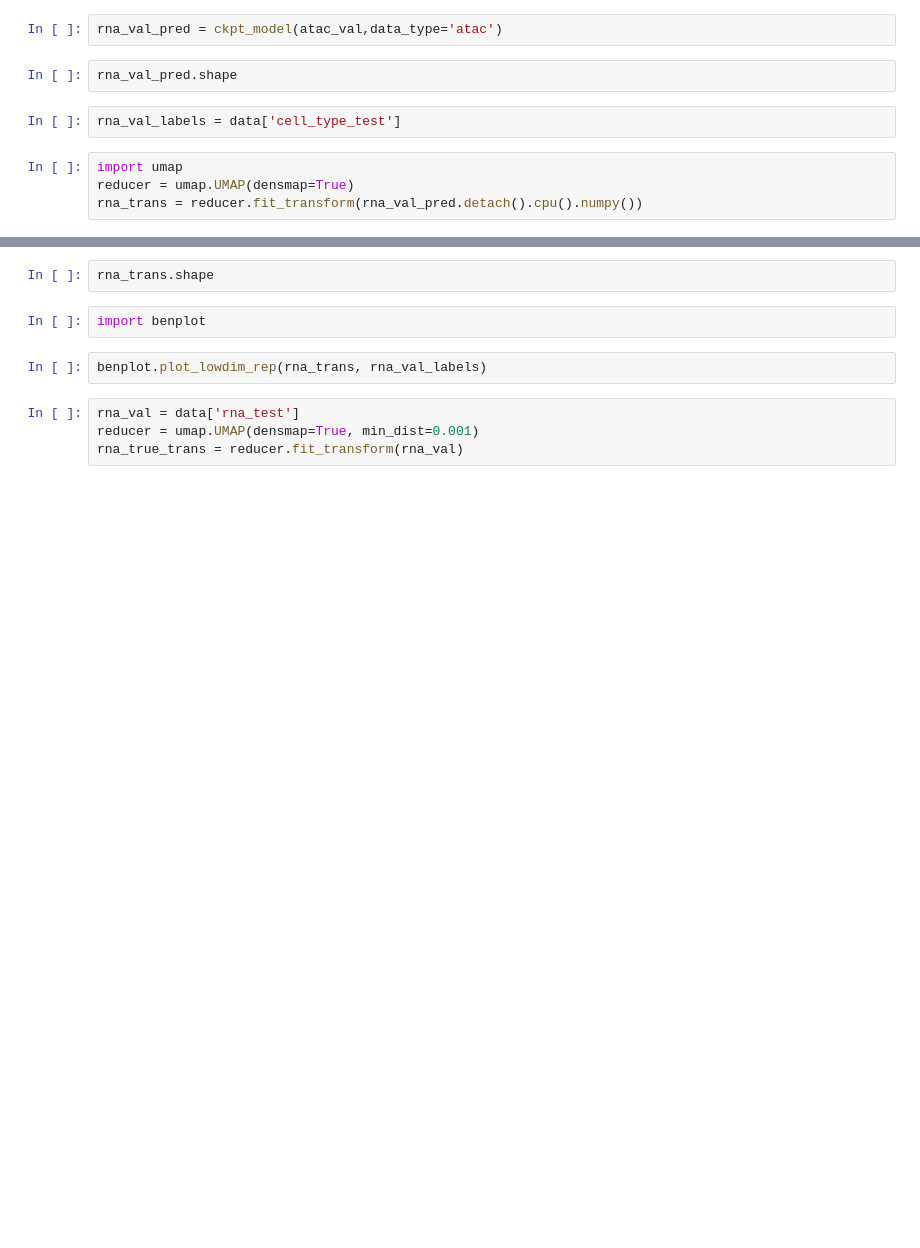
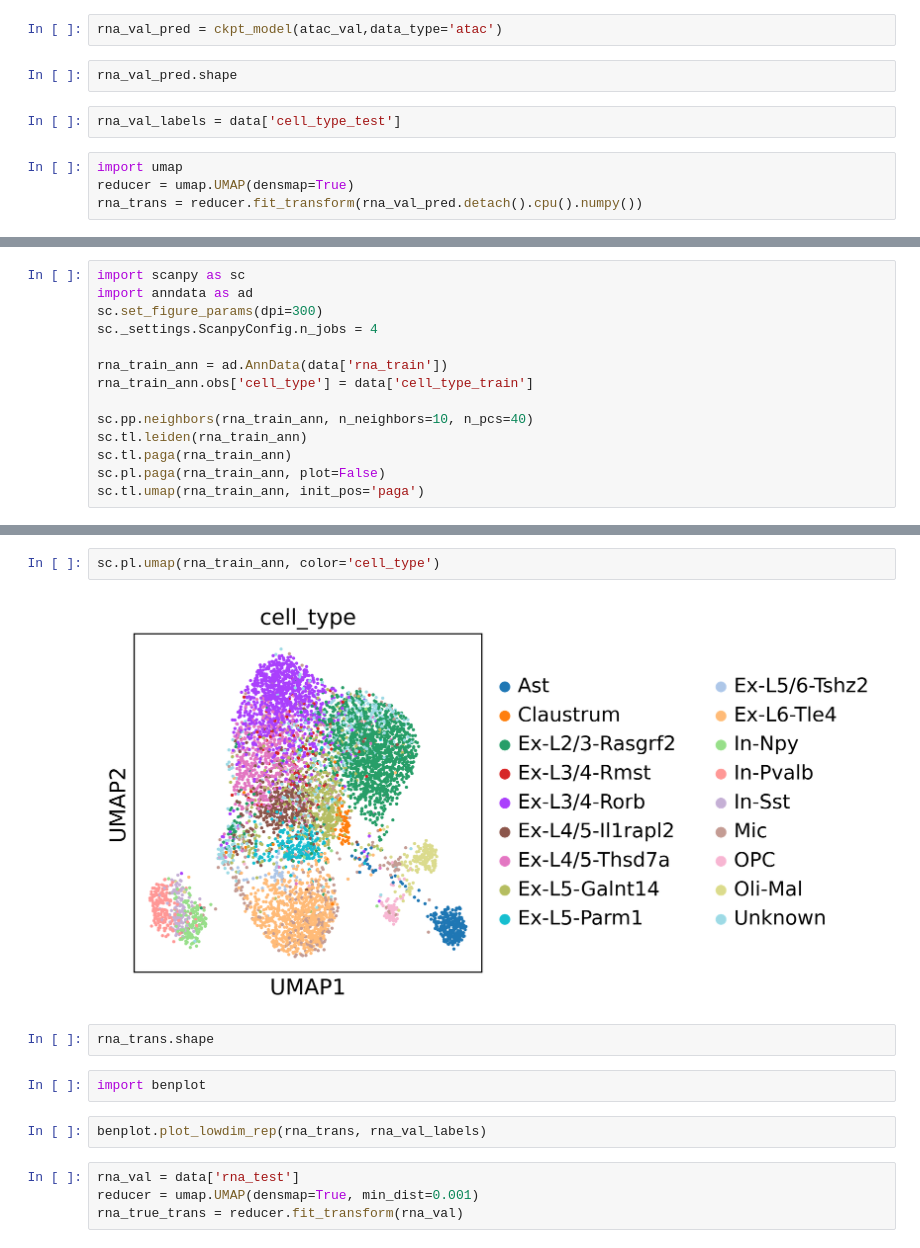
Before and after one commit to rogershijin/GANOLI, a Jupyter notebook: ganoli/models/scratch.ipynb, the cells around one changed output, grey strips where cells are left out. Drawn from its saved outputs; the diff is of its cells as text; blank space fills up the shorter version.

```diff
--- a/ganoli/models/scratch.ipynb
+++ b/ganoli/models/scratch.ipynb
@@ -171,0 +191,14 @@ rna_trans = reducer.fit_transform(rna_val_pred.detach().cpu().numpy())
+# %%
+import scanpy as sc
+import anndata as ad
+sc.set_figure_params(dpi=300)
+sc._settings.ScanpyConfig.n_jobs = 4
+
+rna_train_ann = ad.AnnData(data['rna_train'])
+rna_train_ann.obs['cell_type'] = data['cell_type_train']
+
+sc.pp.neighbors(rna_train_ann, n_neighbors=10, n_pcs=40)
+sc.tl.leiden(rna_train_ann)
+sc.tl.paga(rna_train_ann)
+sc.pl.paga(rna_train_ann, plot=False)
+sc.tl.umap(rna_train_ann, init_pos='paga')
@@ -172,3 +209,7 @@ rna_trans = reducer.fit_transform(rna_val_pred.detach().cpu().numpy())
+# %%
+sc.pl.umap(rna_train_ann, color='cell_type')
+# %% [output]
+[figure, added]
 # %%
 rna_trans.shape
 # %%
```
Also changed, not shown: parts of 3 cells of this notebook, 15 other files.
